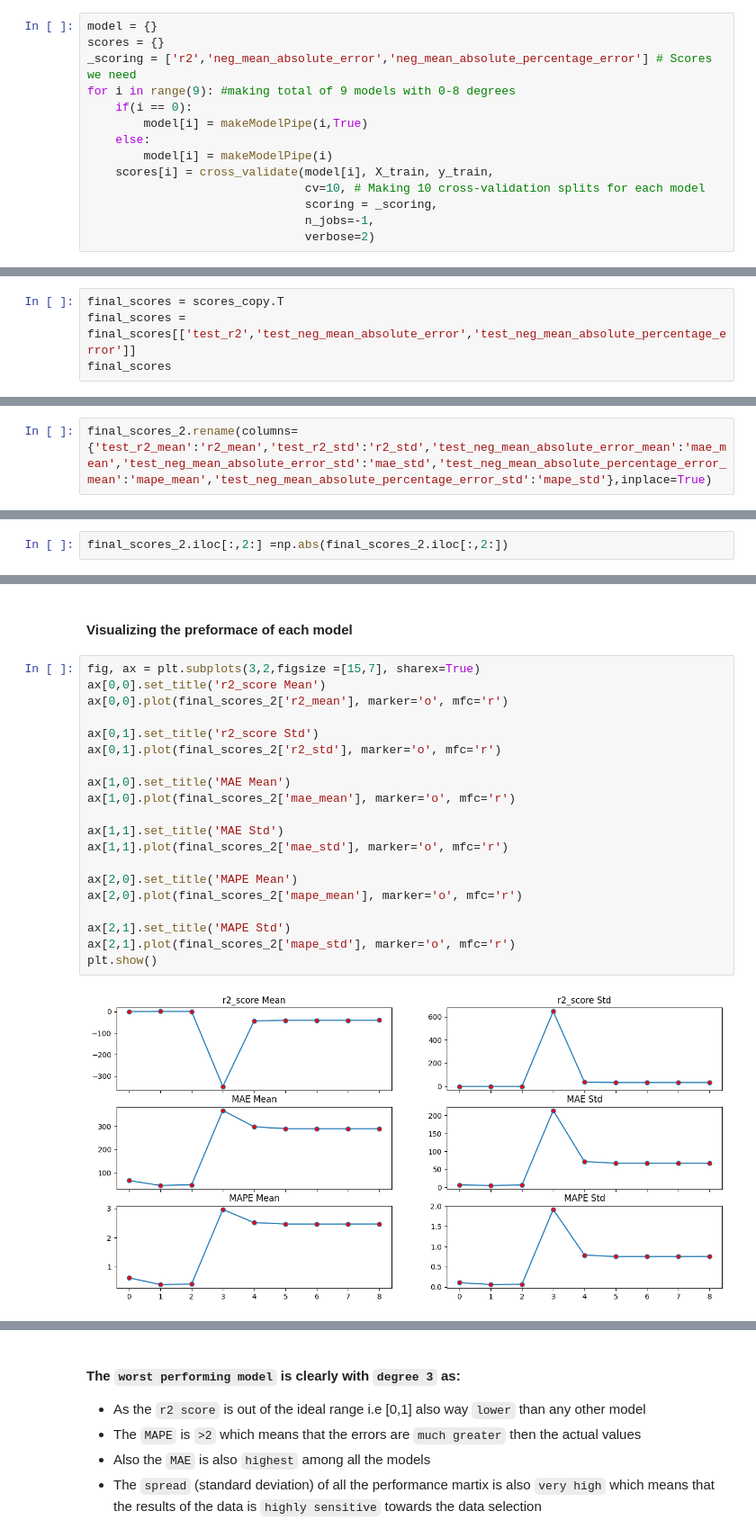
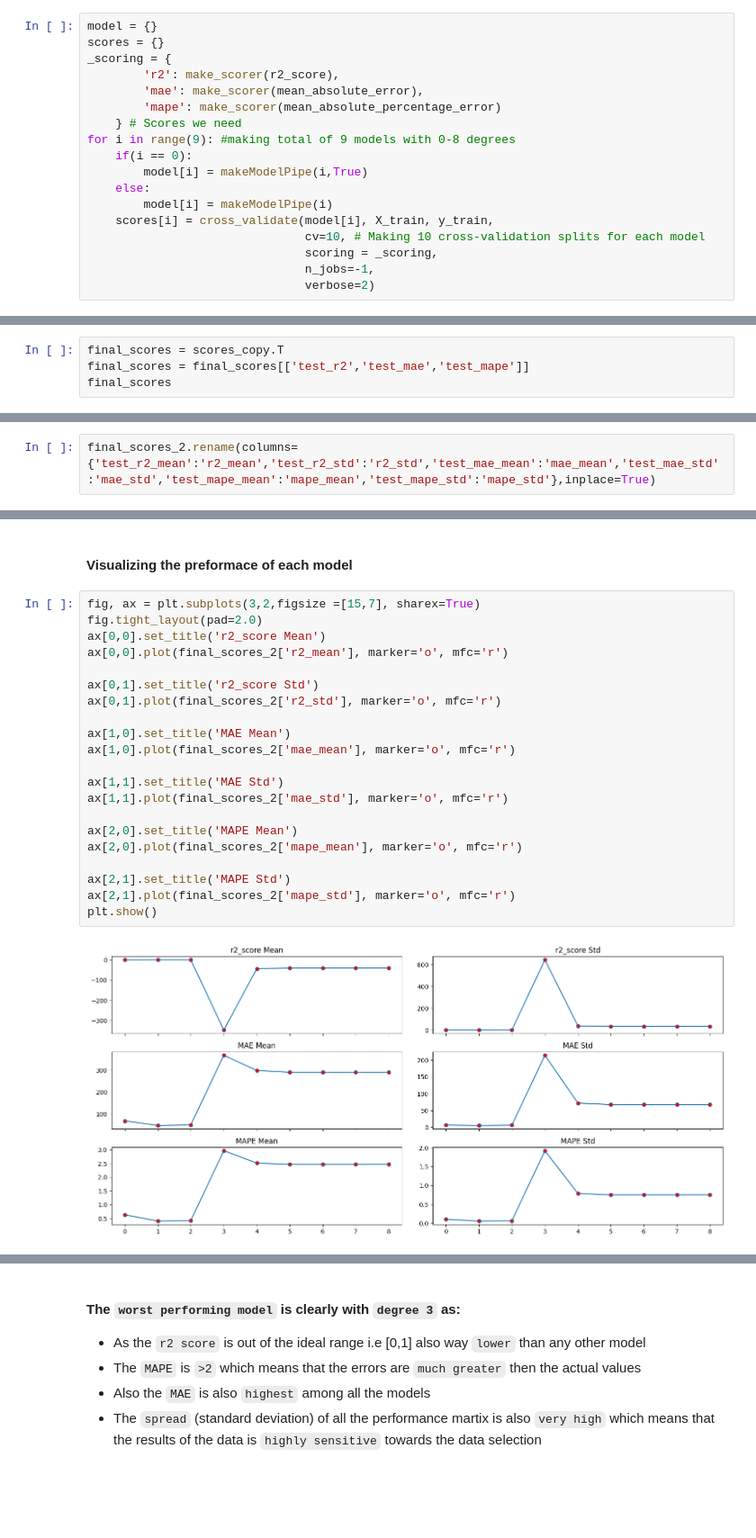
Before and after one commit to JayLunia/CSCN8010-lab-submissions, a Jupyter notebook: students_submissions/8947792/lab5.ipynb, the cells around one changed output, grey strips where cells are left out. Shown at 90% size. Drawn from its saved outputs; the diff is of its cells as text; blank space fills up the shorter version.

```diff
--- a/students_submissions/8947792/lab5.ipynb
+++ b/students_submissions/8947792/lab5.ipynb
@@ -85,7 +85,11 @@ def makeModelPipe(d,bias=False):
 # %%
 model = {}
 scores = {}
-_scoring = ['r2','neg_mean_absolute_error','neg_mean_absolute_percentage_error'] # Scores we need
+_scoring = {
+        'r2': make_scorer(r2_score),
+        'mae': make_scorer(mean_absolute_error),
+        'mape': make_scorer(mean_absolute_percentage_error)
+    } # Scores we need
 for i in range(9): #making total of 9 models with 0-8 degrees
     if(i == 0):
         model[i] = makeModelPipe(i,True)
@@ -144,6 +148,6 @@ for c,col in enumerate(scores_copy):
 __Calculated the mean and the standard deviation of each model__
 # %%
 final_scores = scores_copy.T
-final_scores = final_scores[['test_r2','test_neg_mean_absolute_error','test_neg_mean_absolute_percentage_error']]
+final_scores = final_scores[['test_r2','test_mae','test_mape']]
 final_scores
 # %% [output]
@@ -184,9 +188,7 @@ final_scores_2
 # %%
-final_scores_2.rename(columns={'test_r2_mean':'r2_mean','test_r2_std':'r2_std','test_neg_mean_absolute_error_mean':'mae_mean','test_neg_mean_absolute_error_std':'mae_std','test_neg_mean_absolute_percentage_error_mean':'mape_mean','test_neg_mean_absolute_percentage_error_std':'mape_std'},inplace=True)
+final_scores_2.rename(columns={'test_r2_mean':'r2_mean','test_r2_std':'r2_std','test_mae_mean':'mae_mean','test_mae_std':'mae_std','test_mape_mean':'mape_mean','test_mape_std':'mape_std'},inplace=True)
 # %%
 final_scores_2.index.name = 'Polynomial Degree'
-# %%
-final_scores_2.iloc[:,2:] =np.abs(final_scores_2.iloc[:,2:])
 # %% [markdown]
 - _`Renamed` the columns_
 - _`named` the index_
@@ -237,23 +239,24 @@ The model is preforming 50.42% better than a navie model
 #### Visualizing the preformace of each model
 # %%
 fig, ax = plt.subplots(3,2,figsize =[15,7], sharex=True)
+fig.tight_layout(pad=2.0)
 ax[0,0].set_title('r2_score Mean')
 ax[0,0].plot(final_scores_2['r2_mean'], marker='o', mfc='r')
 
 ax[0,1].set_title('r2_score Std')
 ax[0,1].plot(final_scores_2['r2_std'], marker='o', mfc='r')
 
 ax[1,0].set_title('MAE Mean')
 ax[1,0].plot(final_scores_2['mae_mean'], marker='o', mfc='r')
 
 ax[1,1].set_title('MAE Std')
 ax[1,1].plot(final_scores_2['mae_std'], marker='o', mfc='r')
 
 ax[2,0].set_title('MAPE Mean')
 ax[2,0].plot(final_scores_2['mape_mean'], marker='o', mfc='r')
 
 ax[2,1].set_title('MAPE Std')
 ax[2,1].plot(final_scores_2['mape_std'], marker='o', mfc='r')
 plt.show()
 # %% [output]
-[figure, old version]
+[figure, new version]
```
Also changed, not shown: parts of 6 cells of this notebook.
